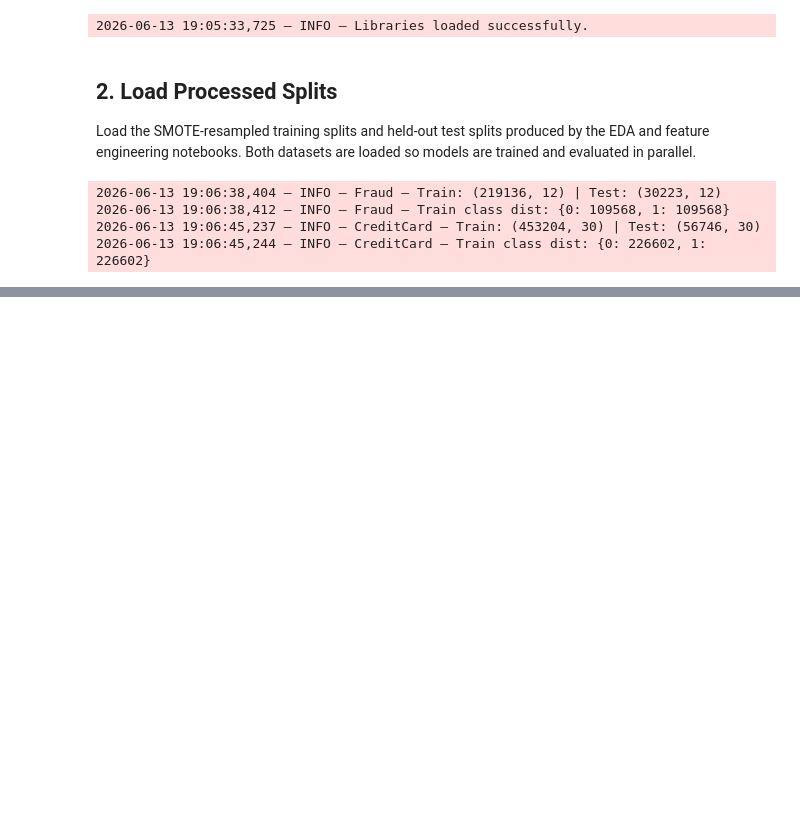
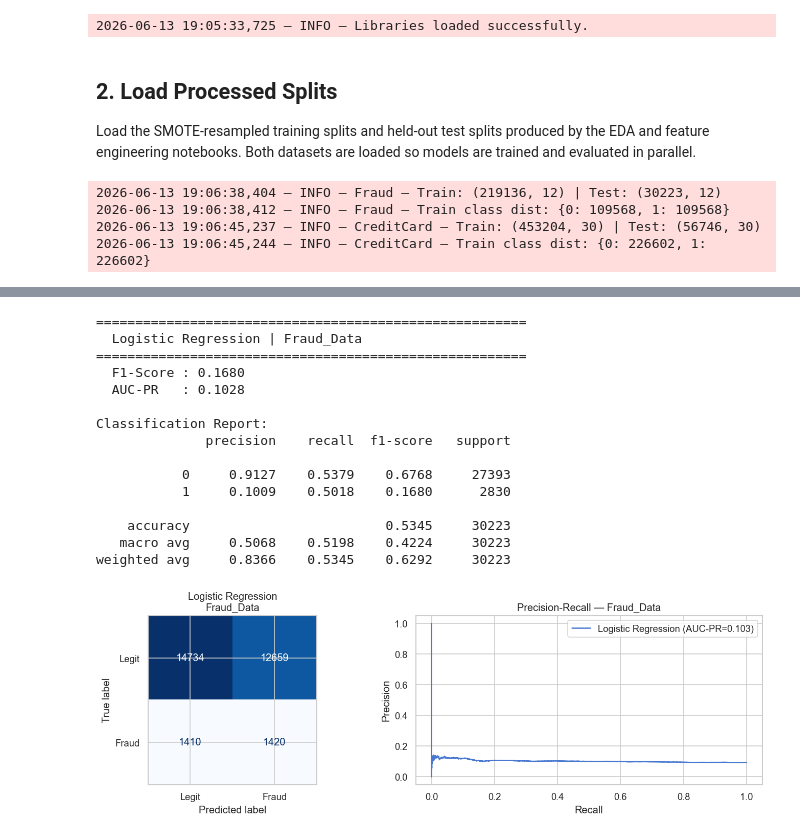
Before and after one commit to Redeat-Birhane/fraud-detection, a Jupyter notebook: notebooks/modeling.ipynb, the cells around one changed output, grey strips where cells are left out. Saved outputs shown, nothing was run; the diff lists cells and outputs as text; code cells hidden in the pictures; blank space fills up the shorter version.

Commit message:
feat: train and evaluate Logistic Regression baseline on both datasets

```diff
--- a/notebooks/modeling.ipynb
+++ b/notebooks/modeling.ipynb
@@ -117,0 +200,25 @@ except Exception as e:
+# %%
+# --- 3.1 Train Logistic Regression — Fraud_Data ---
+results = []
+
+try:
+    lr_fraud = LogisticRegression(
+        max_iter=1000,
+        class_weight='balanced',
+        solver='lbfgs',
+        random_state=42
+    )
+    lr_fraud.fit(fraud_X_train, fraud_y_train)
+    logger.info('Logistic Regression trained on Fraud_Data.')
+except Exception as e:
+    logger.error(f'LR training failed on Fraud_Data: {e}')
+    raise
+
+fig, axes = plt.subplots(1, 2, figsize=(12, 4))
+res = evaluate_model(lr_fraud, fraud_X_test, fraud_y_test,
+                     'Logistic Regression', 'Fraud_Data',
+                     ax_cm=axes[0], ax_pr=axes[1])
+results.append(res)
+plt.tight_layout()
+plt.show()
+# %% [output]
@@ -117,0 +227,16 @@ except Exception as e:
+=======================================================
+  Logistic Regression | Fraud_Data
+=======================================================
+  F1-Score : 0.1680
+  AUC-PR   : 0.1028
+
+Classification Report:
+              precision    recall  f1-score   support
+
+           0     0.9127    0.5379    0.6768     27393
+           1     0.1009    0.5018    0.1680      2830
+
+    accuracy                         0.5345     30223
+   macro avg     0.5068    0.5198    0.4224     30223
+weighted avg     0.8366    0.5345    0.6292     30223
+[figure, added]
```
Also changed, not shown: parts of 4 cells of this notebook.
